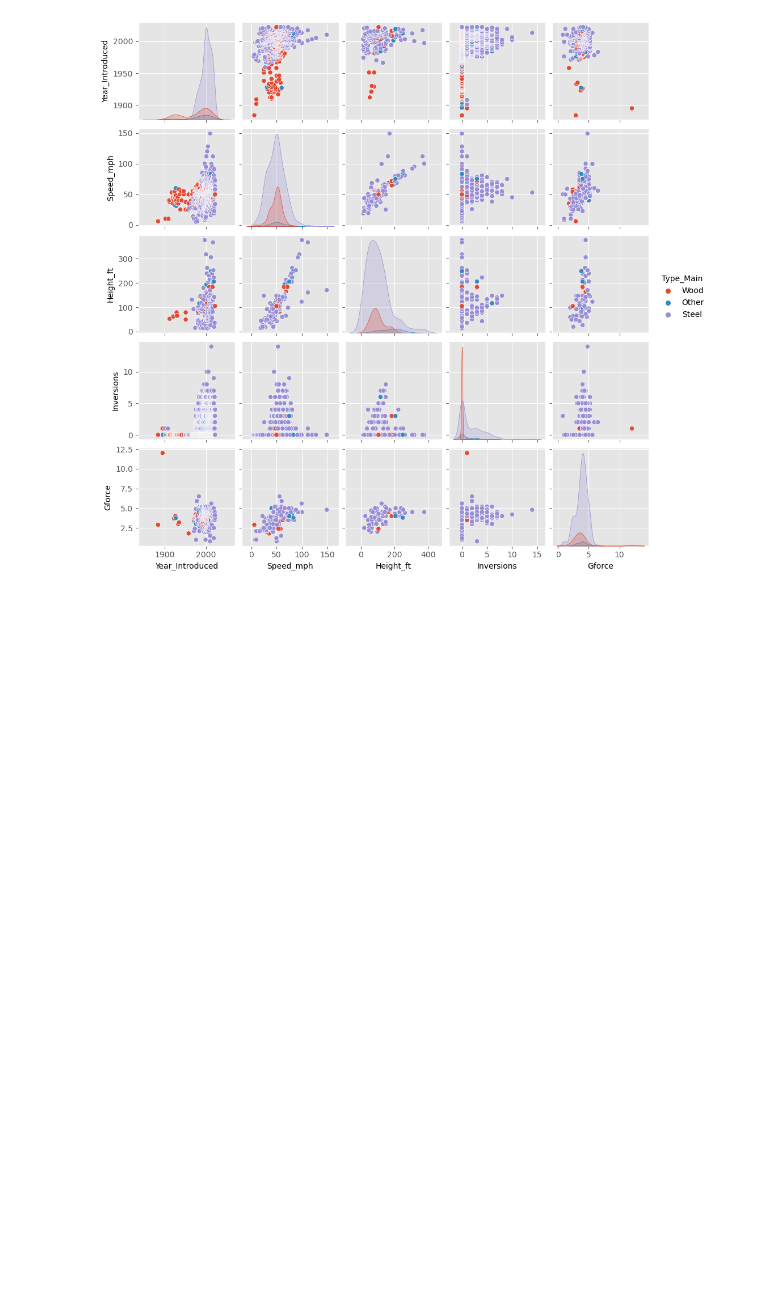
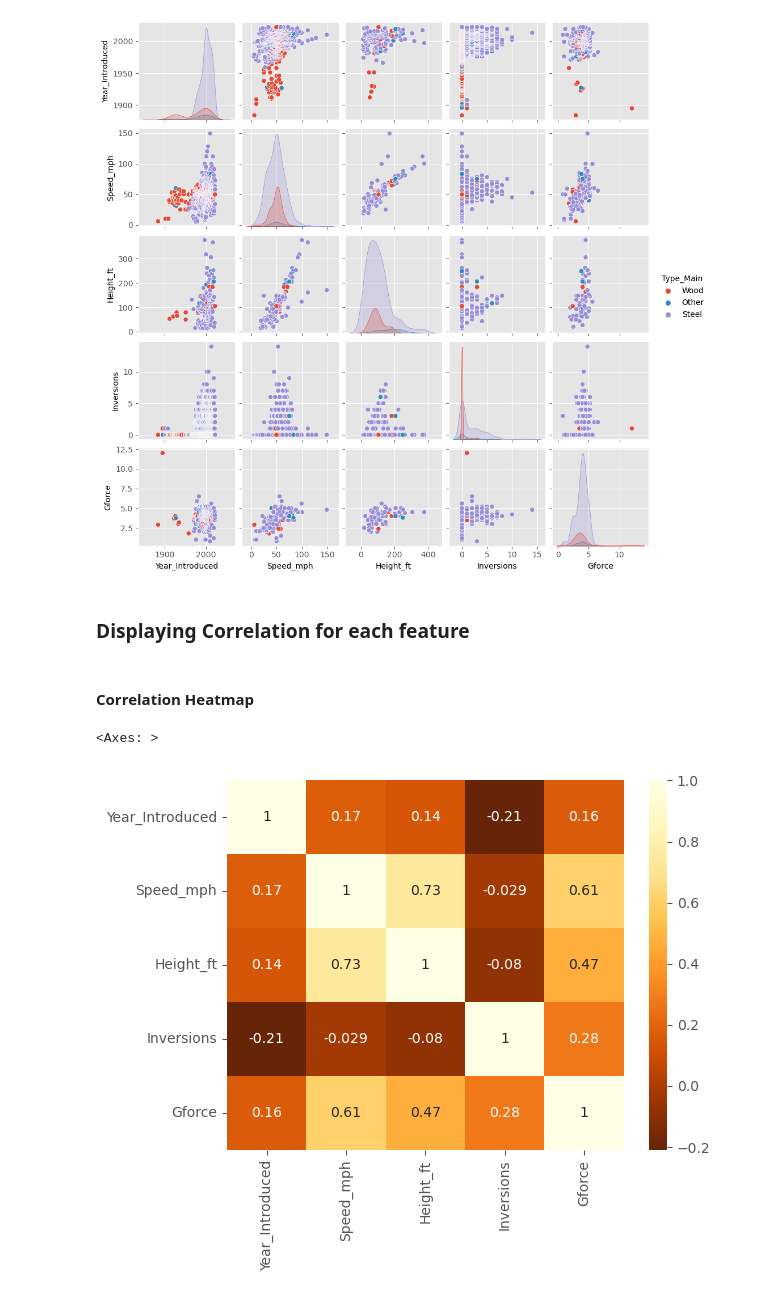
Before and after one commit to Pawcharz/Statistics-Analysis-Playground, a Jupyter notebook: rollercoaster/exploratory-data-analysis.ipynb, the cells around one changed output. Saved outputs shown, nothing was run; the diff lists cells and outputs as text; code cells hidden in the pictures; blank space fills up the shorter version.

```diff
--- a/rollercoaster/exploratory-data-analysis.ipynb
+++ b/rollercoaster/exploratory-data-analysis.ipynb
@@ -382,6 +382,8 @@ Text(0.5, 1.0, 'Coaster Construction Materials')
 - Heatmap Correlation
 - Pairplot
 - Groupedby Comparision
+# %%
+quantitative_features = ['Year_Introduced', 'Speed_mph', 'Height_ft', 'Inversions', 'Gforce']
 # %% [markdown]
 ### Plotting the data
 # %% [markdown]
@@ -407,3 +409,14 @@ sns.pairplot(data=df, vars=['Year_Introduced', 'Speed_mph', 'Height_ft', 'Invers
 # %% [output]
 <seaborn.axisgrid.PairGrid at 0x...>
 [figure]
+# %% [markdown]
+### Displaying Correlation for each feature
+# %%
+correlation_matrix= df[quantitative_features].dropna().corr()
+# %% [markdown]
+#### Correlation Heatmap
+# %%
+sns.heatmap(correlation_matrix, cmap='YlOrBr_r', annot=True)
+# %% [output]
+<Axes: >
+[figure, added]
```
Also changed, not shown: parts of 3 cells of this notebook.
